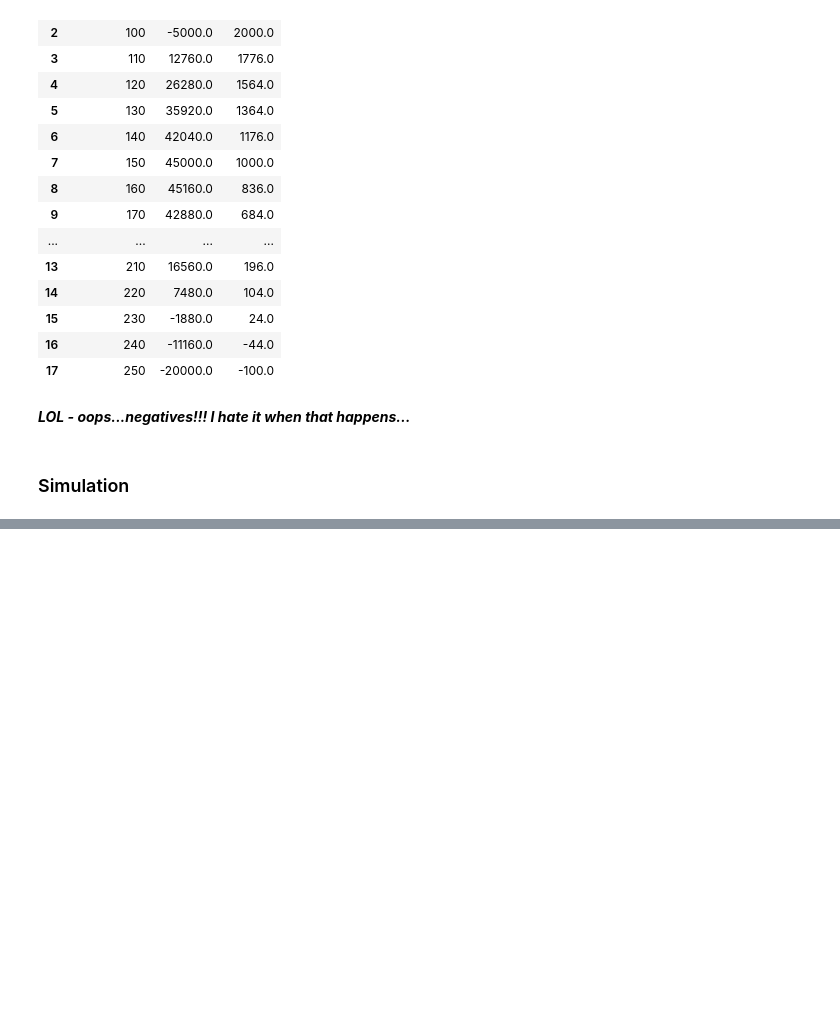
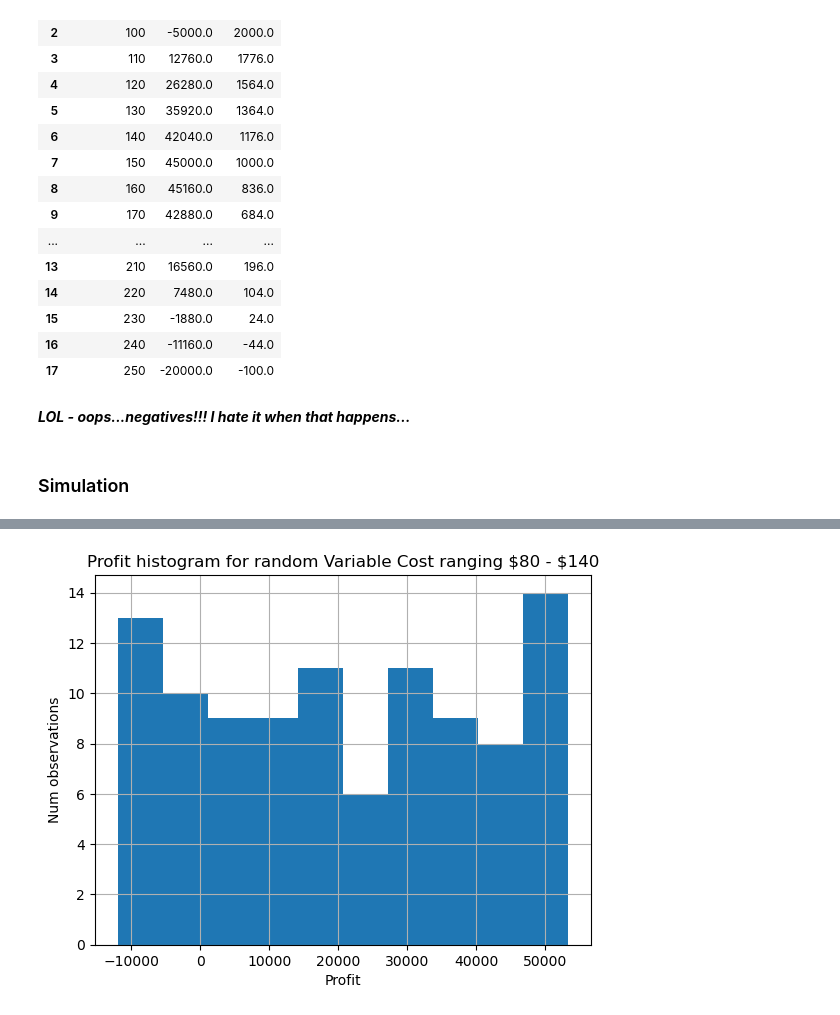
Before and after one commit to Rhedhead0621/whatif, a Jupyter notebook: notebooks/hw2_Analysis1_Hojdila.ipynb, the cells around one changed output, grey strips where cells are left out. Cells and saved outputs as stored; diff of their text form; code cells hidden in the pictures; blank space fills up the shorter version.

```diff
--- a/notebooks/hw2_Analysis1_Hojdila.ipynb
+++ b/notebooks/hw2_Analysis1_Hojdila.ipynb
@@ -246,3 +249,7 @@ mt_dt3_df
 ***LOL - oops...negatives!!! I hate it when that happens...***
 # %% [markdown]
 ### Simulation
+# %%
+from numpy.random import default_rng
+rg = default_rng(4470)
+rg.random() # Generate one just to see it work
@@ -248,0 +258,11 @@ mt_dt3_df
+# %%
+#simulate(self, random_inputs, outputs, scenario_inputs=None, keep_random_inputs=False)
+num_reps = 100
+
+random_inputs = {'var_cost': rg.uniform(80.0, 120.0, num_reps)}
+
+sim_outputs = ['profit']
+
+model_test_results = model_test.simulate(random_inputs, sim_outputs)
+
+model_test_results
@@ -248,0 +287,4 @@ mt_dt3_df
+# %%
+model_test_results_df = get_sim_results_df(model_test_results)
+
+model_test_results_df
@@ -248,0 +305,10 @@ mt_dt3_df
+# %%
+# creating a basic histogram
+
+model_test_results_df.hist('profit')
+plt.title("Profit histogram for random Variable Cost ranging \\$80 - \\$140")
+plt.xlabel("Profit")
+plt.ylabel("Num observations")
+plt.show()
+# %% [output]
+[figure, added]
```
Also changed, not shown: parts of 17 cells of this notebook, 2 other files.
